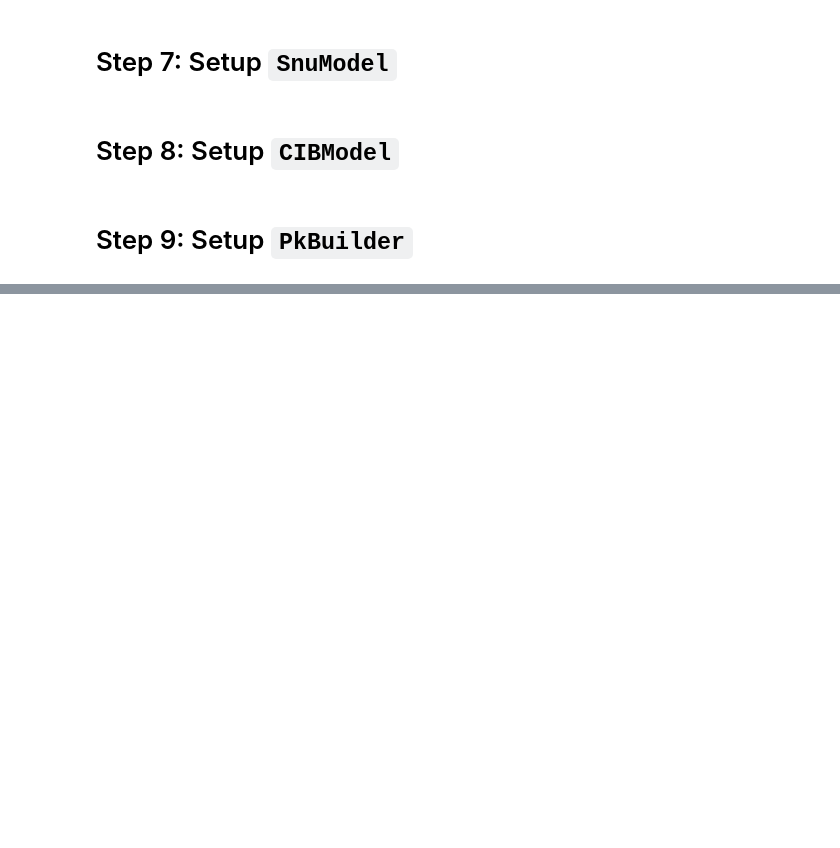
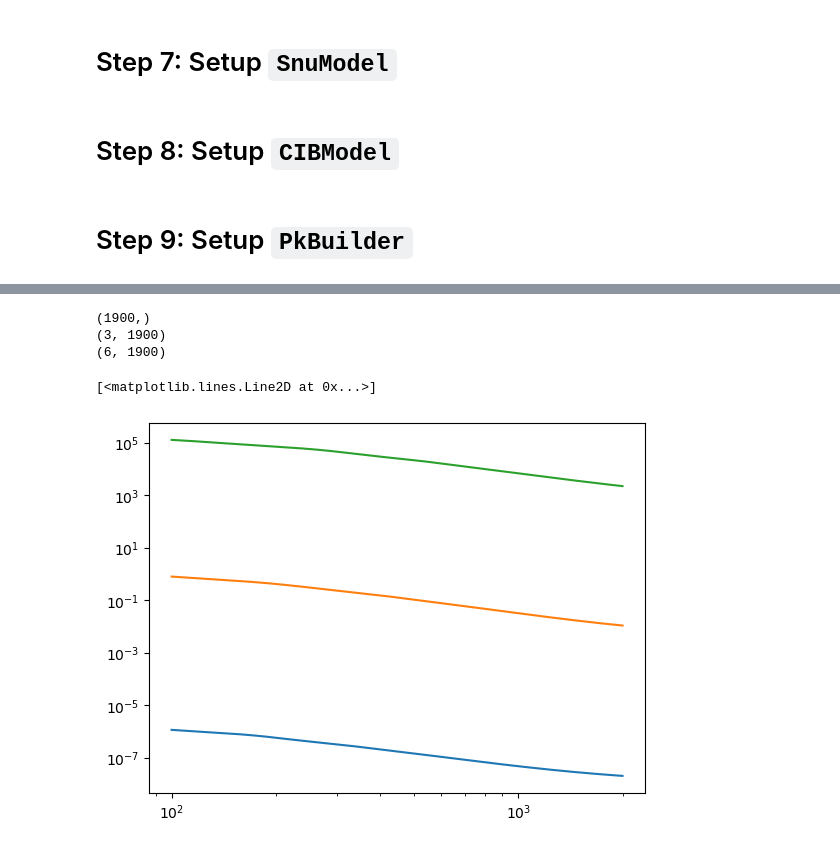
Before and after one commit to destrys/galCIB, a Jupyter notebook: notebooks/minimal.ipynb, the cells around one changed output, grey strips where cells are left out. Cells and saved outputs as stored; diff of their text form; code cells hidden in the pictures; blank space fills up the shorter version.

```diff
--- a/notebooks/minimal.ipynb
+++ b/notebooks/minimal.ipynb
@@ -198,0 +201,6 @@ pk_survey = PkBuilder(
+# %%
+from galCIB import AnalysisModel
+
+analysis = AnalysisModel(
+                         survey=example_survey,
+                         pk3d=pk_survey)
@@ -198,0 +238,28 @@ pk_survey = PkBuilder(
+# %%
+snu = 'Y23'
+# %%
+cgg, cgI, cII = analysis.update_cl(
+        theta_cen=theta_cen,
+                        theta_sat=theta_sat,
+                        theta_prof=theta_prof,
+                        theta_sfr=theta_sfr[snu],
+                        theta_snu=theta_snu[snu],
+                        theta_IR_hod=theta_IR[snu],
+                        theta_sn_gI=np.zeros(3),
+                        theta_sn_II=np.zeros(6),
+                        hmalpha=1)
+# %%
+print(cgg.shape)
+print(cgI.shape)
+print(cII.shape)
+# %% [output]
+(1900,)
+(3, 1900)
+(6, 1900)
+# %%
+plt.loglog(example_survey.ells, cgg, label='Cgg')
+plt.loglog(example_survey.ells, cgI[2], label='CgI')
+plt.loglog(example_survey.ells, cII[2], label='CII')
+# %% [output]
+[<matplotlib.lines.Line2D at 0x...>]
+[figure, added]
```
Also changed, not shown: parts of 2 cells of this notebook, 1 other file.
